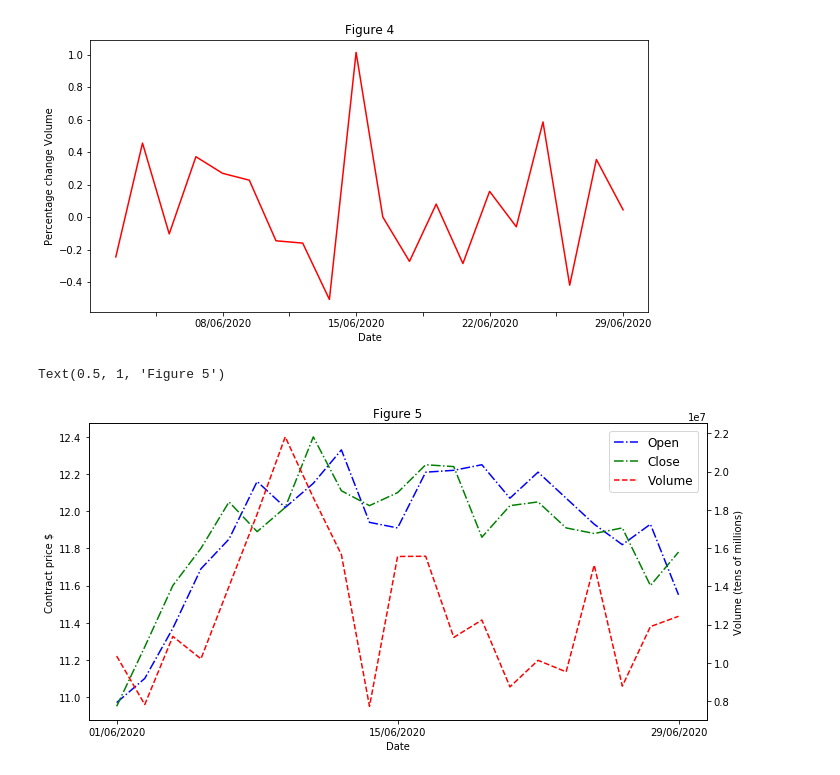
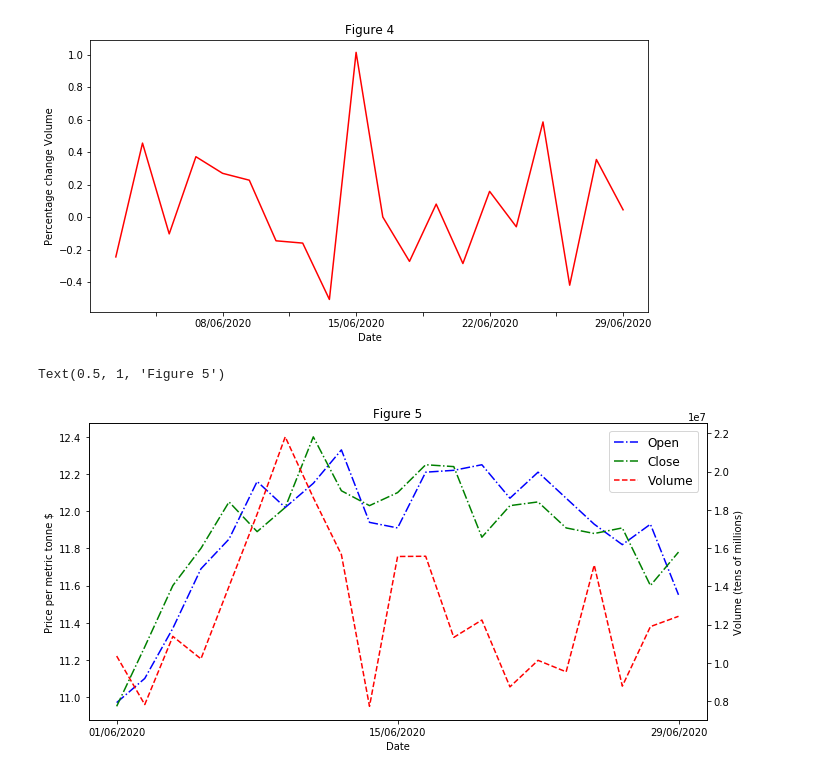
Before and after one commit to Laedeakin/Financial-analysis-projects, a Jupyter notebook: sugar11_futures_market_analysis.ipynb, the cells around one changed output. Saved outputs shown, nothing was run; the diff lists cells and outputs as text; code cells hidden in the pictures.

```diff
--- a/sugar11_futures_market_analysis.ipynb
+++ b/sugar11_futures_market_analysis.ipynb
@@ -218,26 +218,26 @@ Text(0.5, 1.0, 'Figure 4')
 # %%
 fig_OCV_L, ax1 = plt.subplots(figsize=(10,5))
 
 ax1.set_xlabel('Date')
-ax1.set_ylabel('Contract price $')
+ax1.set_ylabel('Price per metric tonne $')
 ax1.plot(df['Open'], label='Open', color='b', linestyle='-.')
 ax1.plot(df['Close'], label='Close', color='g', linestyle ='-.')
 
 
 ax2 = ax1.twinx()
 ax2.set_ylabel('Volume (tens of millions)')
 ax2.plot(df['Volume'], label='Volume', color='r', linestyle='--')
 
 
 ax1.set_xticks([0,10,20])
 
 fig_OCV_L.legend(bbox_to_anchor=(0.925, 0.925), fontsize=12)
 
 fig_OCV_L.tight_layout()
 plt.title('Figure 5')
 # %% [output]
 Text(0.5, 1, 'Figure 5')
-[figure, old version]
+[figure, new version]
 # %% [markdown]
 ## Discussion/Conclusion
 
```
Also changed, not shown: parts of 5 cells of this notebook.
